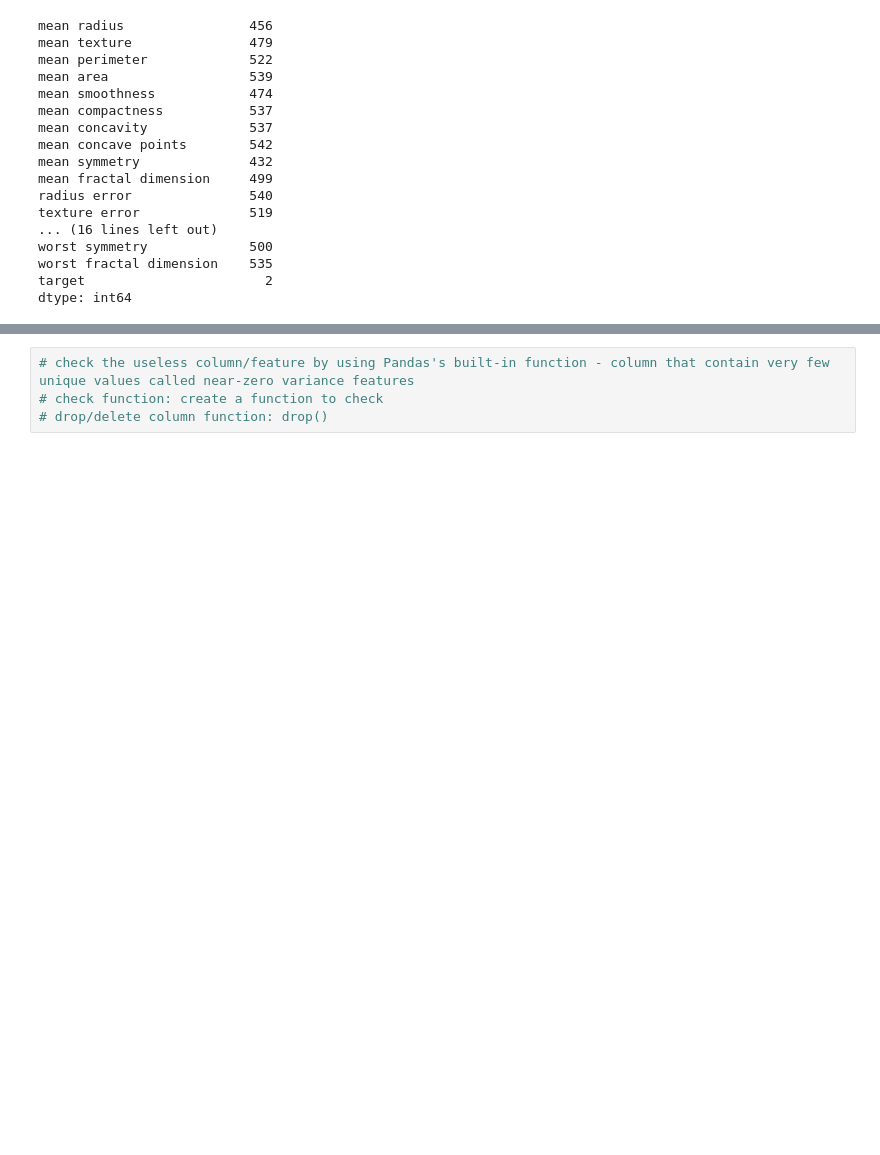
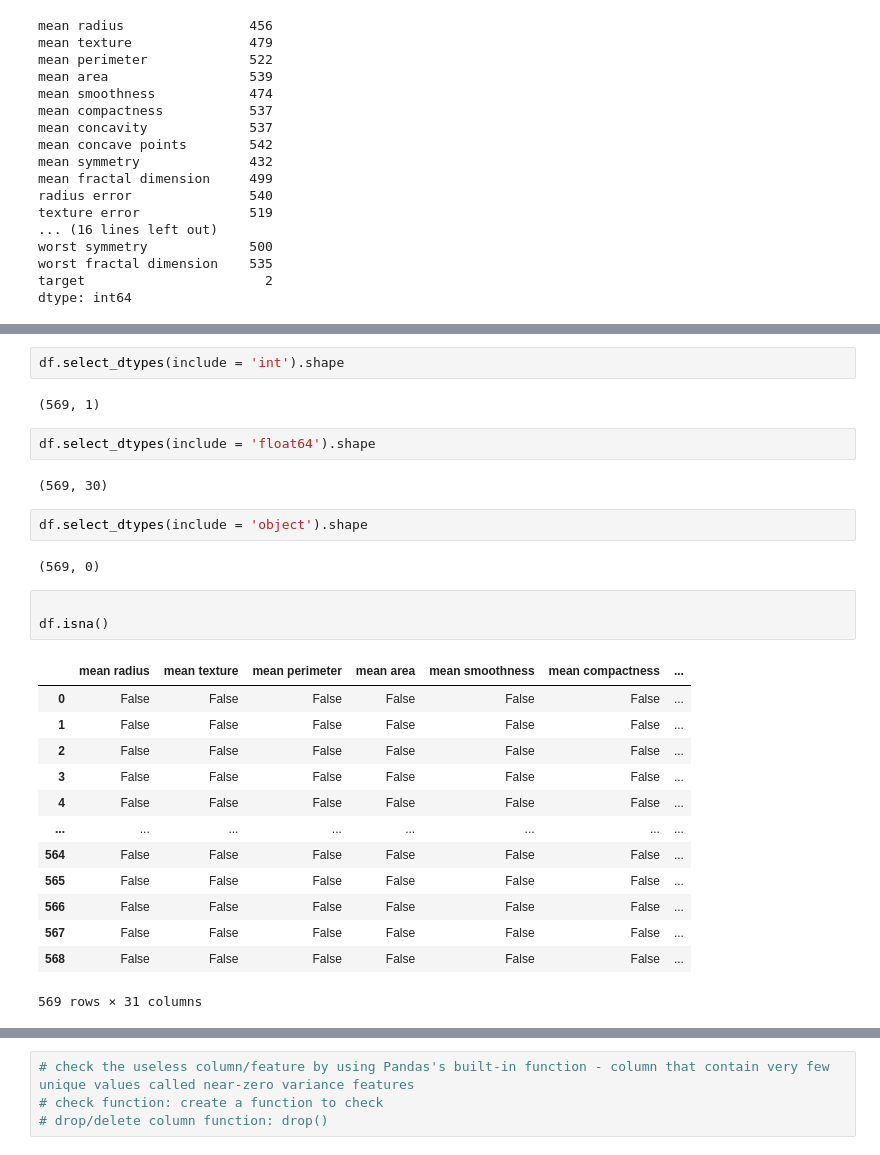
Before and after one commit to pNatTueku/codingProjectwithPython, a Jupyter notebook: project_04_sklearn_breast_cancer.ipynb, the cells around one changed output, grey strips where cells are left out. Cells and saved outputs as stored; diff of their text form; blank space fills up the shorter version.

```diff
--- a/project_04_sklearn_dataset.ipynb
+++ b/project_04_sklearn_breast_cancer.ipynb
@@ -245,0 +298,29 @@ dtype: int64
+# %%
+df.select_dtypes(include = 'int').shape
+# %% [output]
+(569, 1)
+# %%
+df.select_dtypes(include = 'float64').shape
+# %% [output]
+(569, 30)
+# %%
+df.select_dtypes(include = 'object').shape
+# %% [output]
+(569, 0)
+# %%
+
+df.isna()
+# %% [output]
+|  | mean radius | mean texture | mean perimeter | mean area | mean smoothness | mean compactness | ... |
+| 0 | False | False | False | False | False | False | ... |
+| 1 | False | False | False | False | False | False | ... |
+| 2 | False | False | False | False | False | False | ... |
+| 3 | False | False | False | False | False | False | ... |
+| 4 | False | False | False | False | False | False | ... |
+| ... | ... | ... | ... | ... | ... | ... | ... |
+| 564 | False | False | False | False | False | False | ... |
+| 565 | False | False | False | False | False | False | ... |
+| 566 | False | False | False | False | False | False | ... |
+| 567 | False | False | False | False | False | False | ... |
+| 568 | False | False | False | False | False | False | ... |
+569 rows × 31 columns
```
Also changed, not shown: parts of 7 cells of this notebook.
